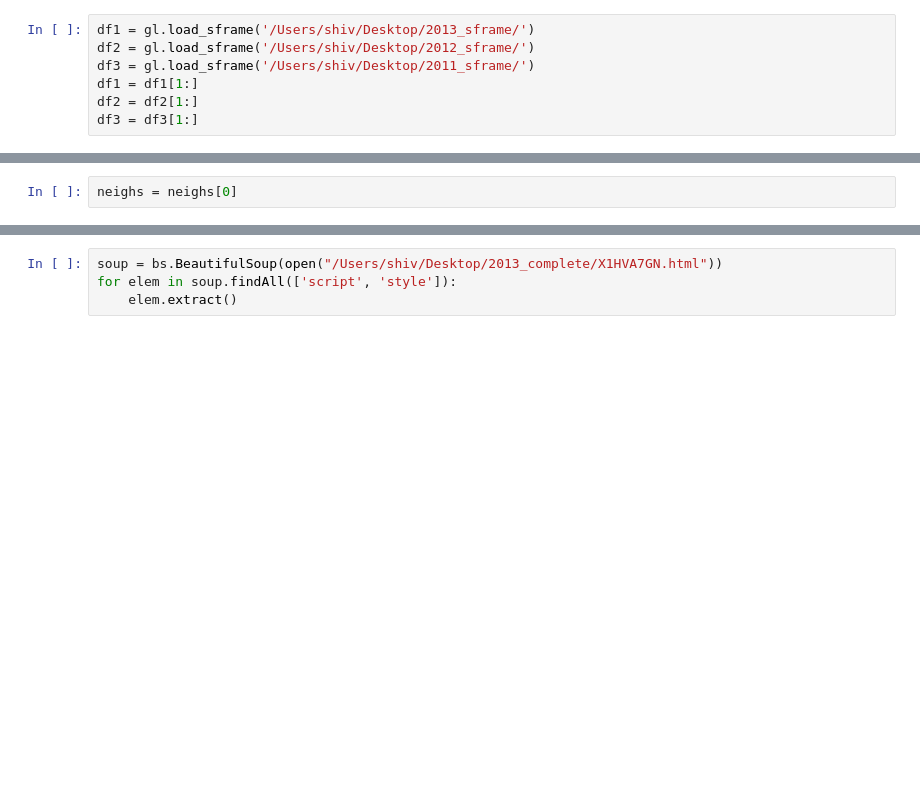
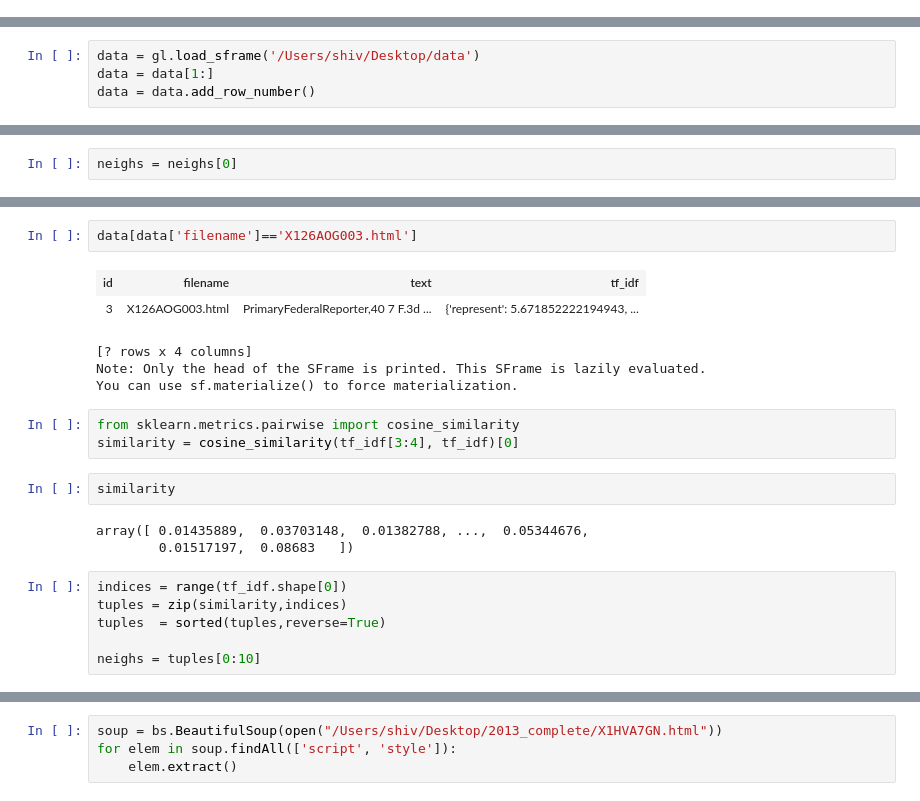
Before and after one commit to codelibra/Predicting-Supreme-Court-Outcomes-using-Text-Similarity-Detection, a Jupyter notebook: data_exploration.ipynb, the cells around one changed output, grey strips where cells are left out. Saved outputs shown, nothing was run; the diff lists cells and outputs as text; blank space fills up the shorter version.

```diff
--- a/data_exploration.ipynb
+++ b/data_exploration.ipynb
@@ -43,7 +45,0 @@ data['tf_idf'] = gl.text_analytics.tf_idf(docs)
-# %%
-df1 = gl.load_sframe('/Users/shiv/Desktop/2013_sframe/')
-df2 = gl.load_sframe('/Users/shiv/Desktop/2012_sframe/')
-df3 = gl.load_sframe('/Users/shiv/Desktop/2011_sframe/')
-df1 = df1[1:]
-df2 = df2[1:]
-df3 = df3[1:]
@@ -94,3 +48,7 @@ Starting pairwise querying.
+# %%
+data = gl.load_sframe('/Users/shiv/Desktop/data')
+data = data[1:]
+data = data.add_row_number()
 # %%
 def dataframe_to_scipy(x, column_name):
     '''
@@ -171,0 +262,22 @@ df1.filter_by(neighs, 'id')
+# %%
+data[data['filename']=='X126AOG003.html']
+# %% [output]
+| id | filename | text | tf_idf |
+| 3 | X126AOG003.html | PrimaryFederalReporter,40 7 F.3d ... | {'represent': 5.671852222194943, ... |
+[? rows x 4 columns]
+Note: Only the head of the SFrame is printed. This SFrame is lazily evaluated.
+You can use sf.materialize() to force materialization.
+# %%
+from sklearn.metrics.pairwise import cosine_similarity
+similarity = cosine_similarity(tf_idf[3:4], tf_idf)[0]
+# %%
+similarity
+# %% [output]
+array([ 0.01435889,  0.03703148,  0.01382788, ...,  0.05344676,
+        0.01517197,  0.08683   ])
+# %%
+indices = range(tf_idf.shape[0])
+tuples = zip(similarity,indices)
+tuples  = sorted(tuples,reverse=True)
+
+neighs = tuples[0:10]
```
Also changed, not shown: parts of 35 cells of this notebook.
